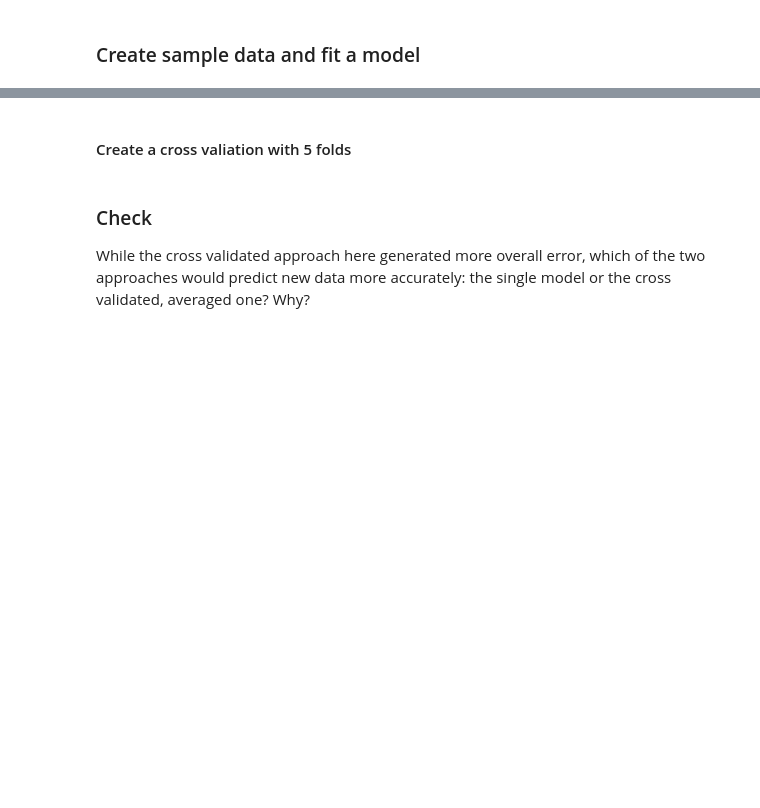
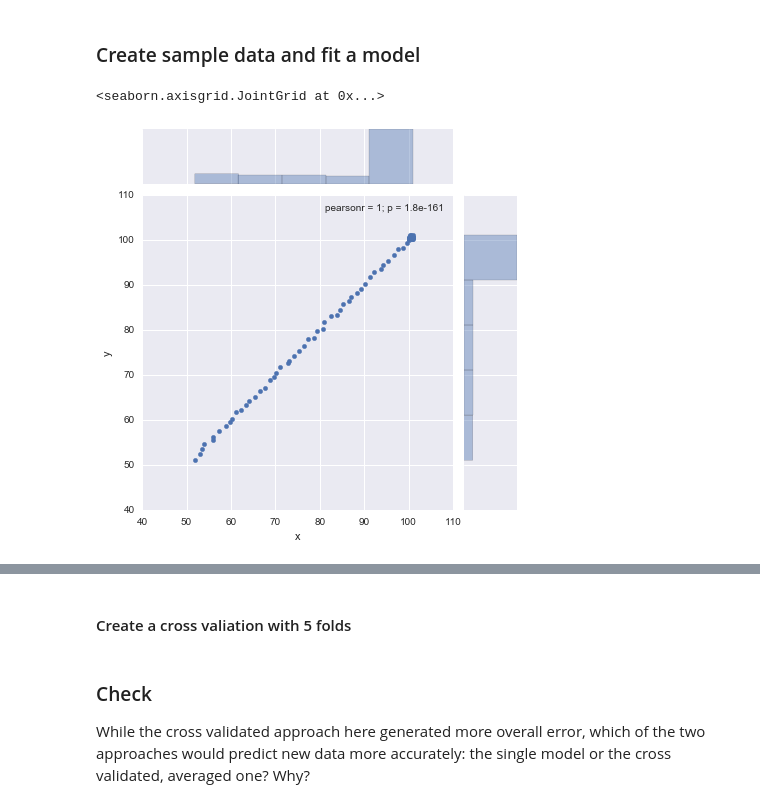
Before and after one commit to nicolairobles/DAT-NYC-37, a Jupyter notebook: lessons/lesson-07/code/starter-code/Part2-ModelEvaluation.ipynb, the cells around one changed output, grey strips where cells are left out. Drawn from its saved outputs; the diff is of its cells as text; code cells hidden in the pictures; blank space fills up the shorter version.

```diff
--- a/lessons/lesson-07/code/starter-code/Part2-ModelEvaluation.ipynb
+++ b/lessons/lesson-07/code/starter-code/Part2-ModelEvaluation.ipynb
@@ -14,8 +41,8 @@ import statsmodels.formula.api as smf
 # %%
 df = pd.DataFrame({'x': range(100), 'y': range(100)})
 biased_df  = df.copy()
-biased_df.loc[:20, 'x'] = 1
-biased_df.loc[:20, 'y'] = 1
+biased_df.loc[:50, 'x'] = 100
+biased_df.loc[:50, 'y'] = 100
 
 def append_jitter(series):
     jitter = np.random.random_sample(size=100)
@@ -26,3 +53,8 @@ df['y'] = append_jitter(df.y)
 
 biased_df['x'] = append_jitter(biased_df.x)
 biased_df['y'] = append_jitter(biased_df.y)
+# %%
+sns.jointplot(data=biased_df, x='x', y='y')
+# %% [output]
+<seaborn.axisgrid.JointGrid at 0x...>
+[figure, added]
```
Also changed, not shown: parts of 16 cells of this notebook, 5 other files.
